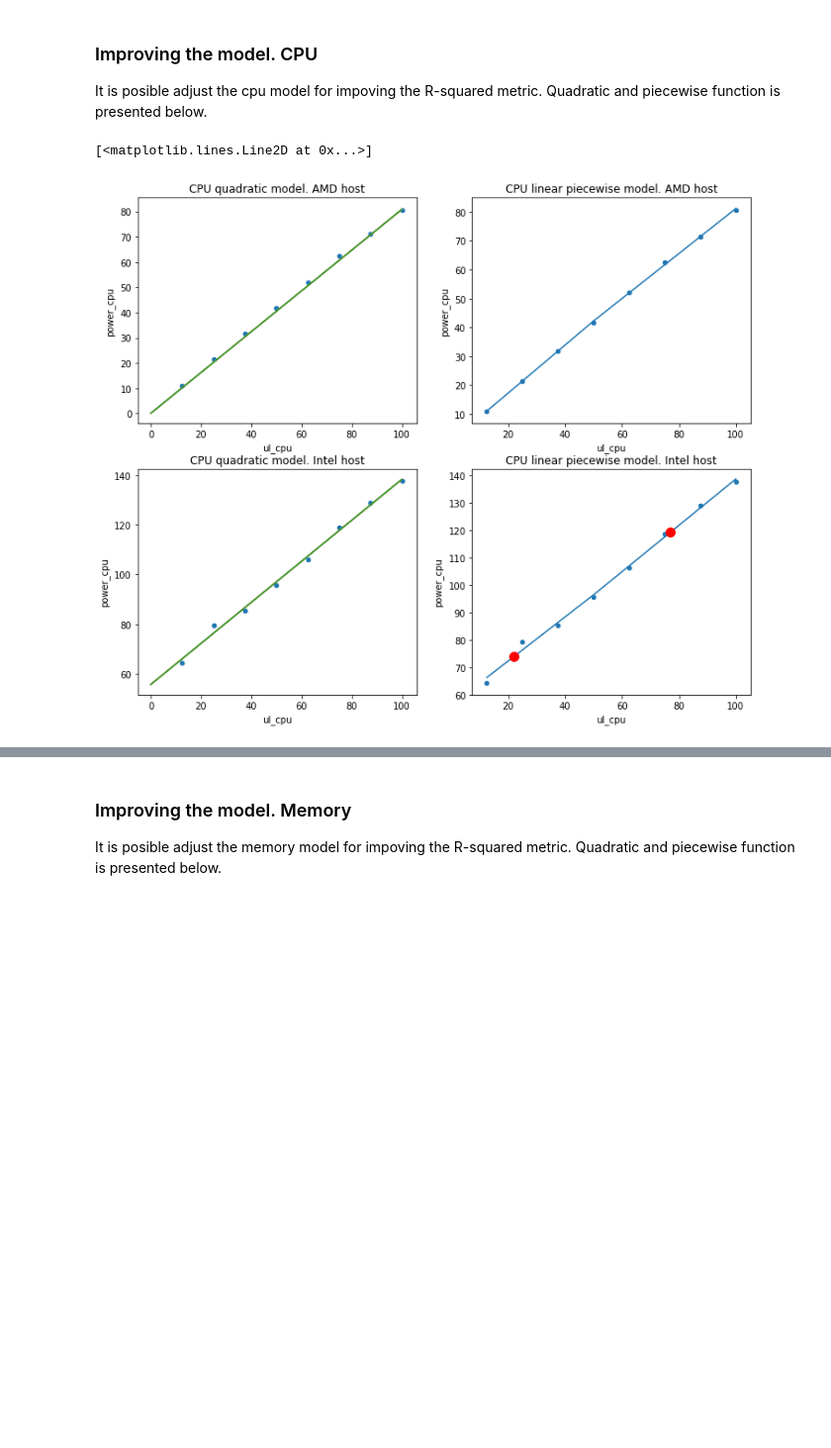
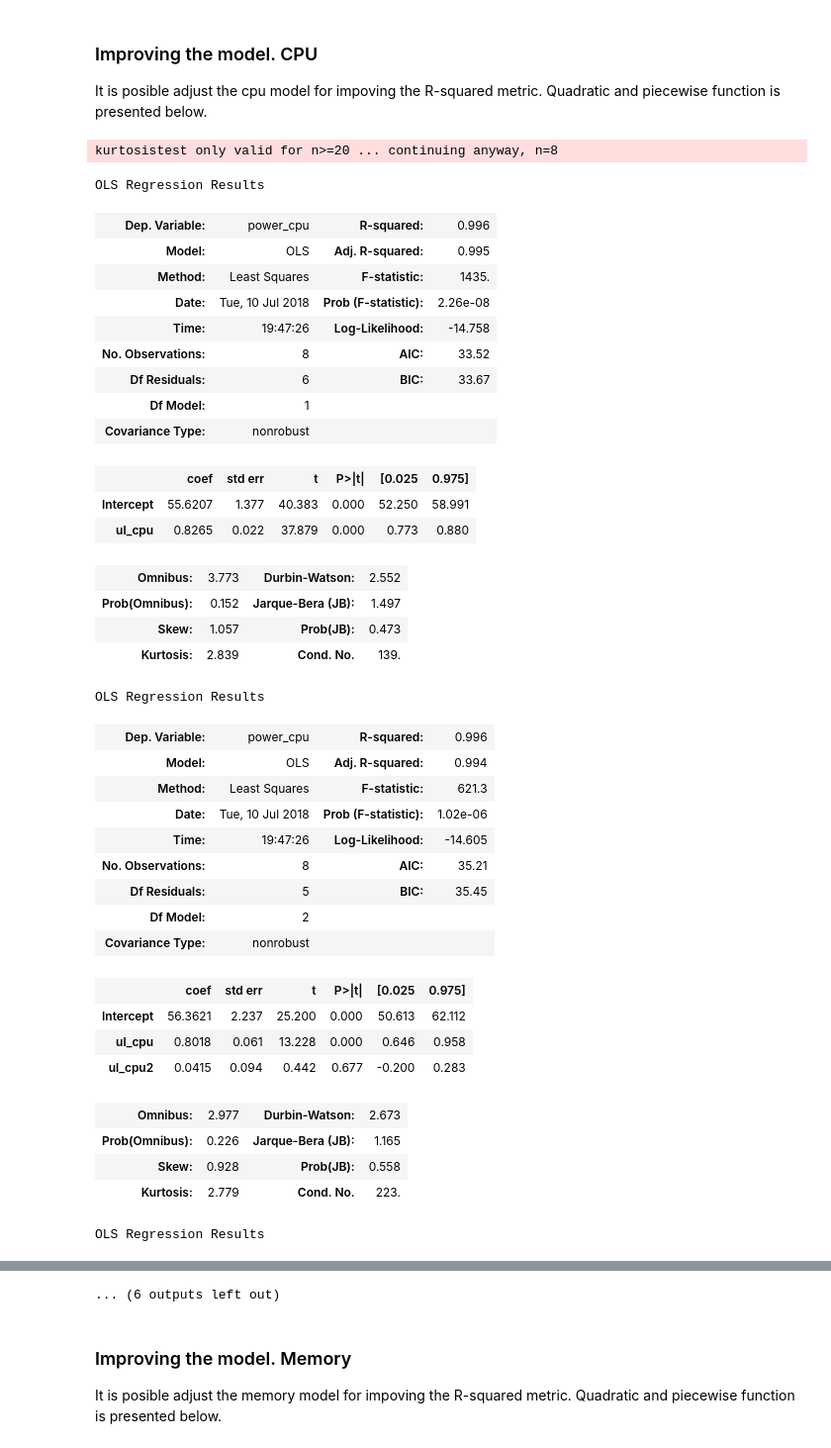
Before and after one commit to jonathan-murana/notebook, a Jupyter notebook: milab.ipynb, the cells around one changed output, grey strips where cells are left out. Shown: that part at 99% size. Drawn from its saved outputs; the diff is of its cells as text; code cells hidden in the pictures; blank space fills up the shorter version.

```diff
--- a/milab.ipynb
+++ b/milab.ipynb
@@ -1355,6 +1375,10 @@ linear_model_intel_cpu_2 = smf.ols(formula='power_cpu ~ ul_cpu + np.power(ul_cpu
                            data=df_exe_energy_single_intel_pw).fit()
 
 predict_intel_cpu_2 = linear_model_intel_cpu_2.predict(X_theoretical)
+
+
+
+
 
 f, ((ax1,ax2),(ax3,ax4)) = plt.subplots(2, 2, sharey=False, figsize=(12, 10))
 ax1.plot(X_theoretical, predict_amd_cpu_2)
@@ -1403,32 +1427,79 @@ df_exe_energy_single_intel_pw['ul_cpu2'] = ul_cpu2
 
 # piecewise linear regression
 linear_model_intel_cpu_3 = smf.ols(formula = 'power_cpu ~ ul_cpu + ul_cpu2', data = df_exe_energy_single_intel_pw).fit()
 predict_intel_cpu_3 = linear_model_intel_cpu_3.predict()
 
 ax4.plot(df_exe_energy_single_intel_pw.ul_cpu,predict_intel_cpu_3)
 df_exe_energy_single_intel_pw.plot(kind='scatter', x='ul_cpu', y='power_cpu',ax=ax4)
 ax4.set_title('CPU linear piecewise model. Intel host')
 
 #Sowing two examples of piecewise model usage
 x_test1 = 22
 x_test2 = 77
 # auxiliar function
 H = lambda h: h-50 if h>50 else 0
 
 y_test1,y_test2=linear_model_intel_cpu_3.predict(pd.DataFrame({'ul_cpu': [x_test1,x_test2],\
                                                      'ul_cpu2': [H(x_test1),H(x_test2)]}))
 plt.plot([x_test1], [y_test1], marker='o', markersize=10, color="red")
 plt.plot([x_test2], [y_test2], marker='o', markersize=10, color="red")
 
 #print("y_test2="+str(y_test2))
 #ax1.set_xlabel("Utilization level (%)")
 #ax1.set_ylabel("Power Consumption (W)")
 #ax2.set_xlabel("Utilization level (%)")
 #ax2.set_ylabel("Power Consumption (W)")
 #print(linear_model_amd_cpu_3.params)
 #print(linear_model_intel_cpu_3.rsquared)
 #print(linear_model_intel_cpu_3.params)
 #print(linear_model_intel_cpu_3.rsquared)
+
+cubic_model_amd_cpu = smf.ols(formula='power_cpu ~ ul_cpu + np.power(ul_cpu,2)  + np.power(ul_cpu,3)', \
+                           data=df_exe_energy_single_amd_pw).fit()
+cubic_model_intel_cpu = smf.ols(formula='power_cpu ~ ul_cpu + np.power(ul_cpu,2)  + np.power(ul_cpu,3)', \
+                           data=df_exe_energy_single_intel_pw).fit()
+
+
+
+display(linear_model_intel_cpu.summary())
+display(linear_model_intel_cpu_3.summary())
+display(linear_model_intel_cpu_2.summary())
+display(cubic_model_intel_cpu.summary())
 # %% [output]
-[<matplotlib.lines.Line2D at 0x...>]
+kurtosistest only valid for n>=20 ... continuing anyway, n=8
-[figure, removed]
+OLS Regression Results
+| Dep. Variable: | power_cpu | R-squared: | 0.996 |
+| Model: | OLS | Adj. R-squared: | 0.995 |
+| Method: | Least Squares | F-statistic: | 1435. |
+| Date: | Tue, 10 Jul 2018 | Prob (F-statistic): | 2.26e-08 |
+| Time: | 19:47:26 | Log-Likelihood: | -14.758 |
+| No. Observations: | 8 | AIC: | 33.52 |
+| Df Residuals: | 6 | BIC: | 33.67 |
+| Df Model: | 1 |  |  |
+| Covariance Type: | nonrobust |  |  |
+|  | coef | std err | t | P>|t| | [0.025 | 0.975] |
+| Intercept | 55.6207 | 1.377 | 40.383 | 0.000 | 52.250 | 58.991 |
+| ul_cpu | 0.8265 | 0.022 | 37.879 | 0.000 | 0.773 | 0.880 |
+| Omnibus: | 3.773 | Durbin-Watson: | 2.552 |
+| Prob(Omnibus): | 0.152 | Jarque-Bera (JB): | 1.497 |
+| Skew: | 1.057 | Prob(JB): | 0.473 |
+| Kurtosis: | 2.839 | Cond. No. | 139. |
+OLS Regression Results
+| Dep. Variable: | power_cpu | R-squared: | 0.996 |
+| Model: | OLS | Adj. R-squared: | 0.994 |
+| Method: | Least Squares | F-statistic: | 621.3 |
+| Date: | Tue, 10 Jul 2018 | Prob (F-statistic): | 1.02e-06 |
+| Time: | 19:47:26 | Log-Likelihood: | -14.605 |
+| No. Observations: | 8 | AIC: | 35.21 |
+| Df Residuals: | 5 | BIC: | 35.45 |
+| Df Model: | 2 |  |  |
+| Covariance Type: | nonrobust |  |  |
+|  | coef | std err | t | P>|t| | [0.025 | 0.975] |
+| Intercept | 56.3621 | 2.237 | 25.200 | 0.000 | 50.613 | 62.112 |
+| ul_cpu | 0.8018 | 0.061 | 13.228 | 0.000 | 0.646 | 0.958 |
+| ul_cpu2 | 0.0415 | 0.094 | 0.442 | 0.677 | -0.200 | 0.283 |
+| Omnibus: | 2.977 | Durbin-Watson: | 2.673 |
+| Prob(Omnibus): | 0.226 | Jarque-Bera (JB): | 1.165 |
+| Skew: | 0.928 | Prob(JB): | 0.558 |
+| Kurtosis: | 2.779 | Cond. No. | 223. |
+OLS Regression Results
@@ -1435,3 +1519,4 @@ plt.plot([x_test2], [y_test2], marker='o', markersize=10, color="red")
+... (6 outputs left out)
 # %% [markdown]
 ### Improving the model. Memory
 
```
Also changed, not shown: parts of 4 cells of this notebook.
